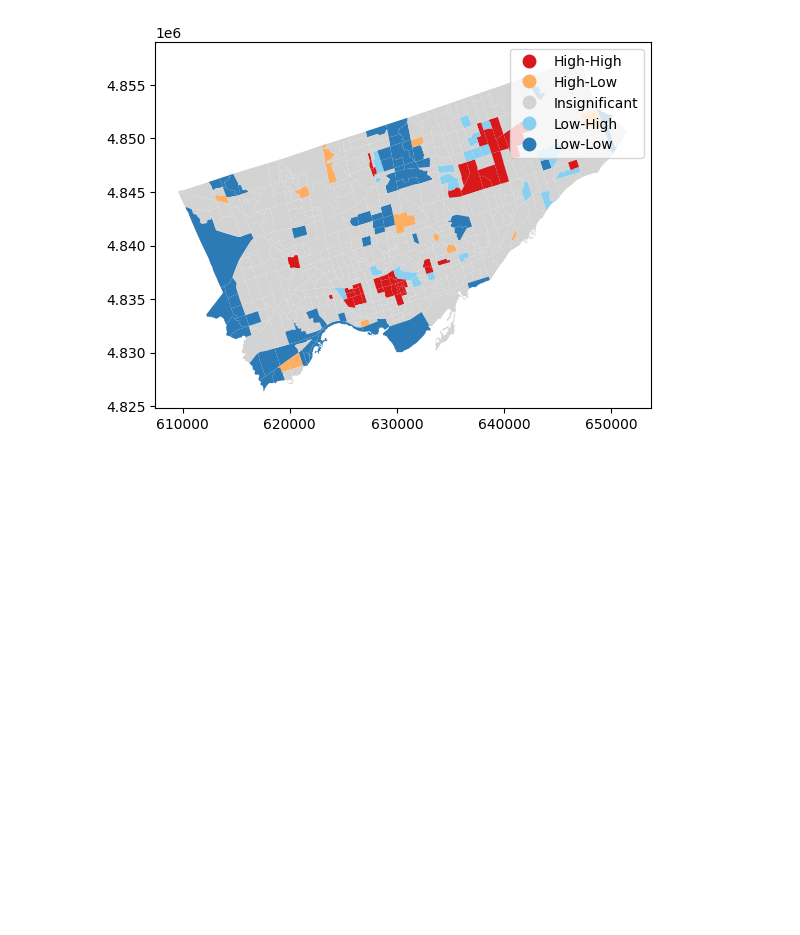
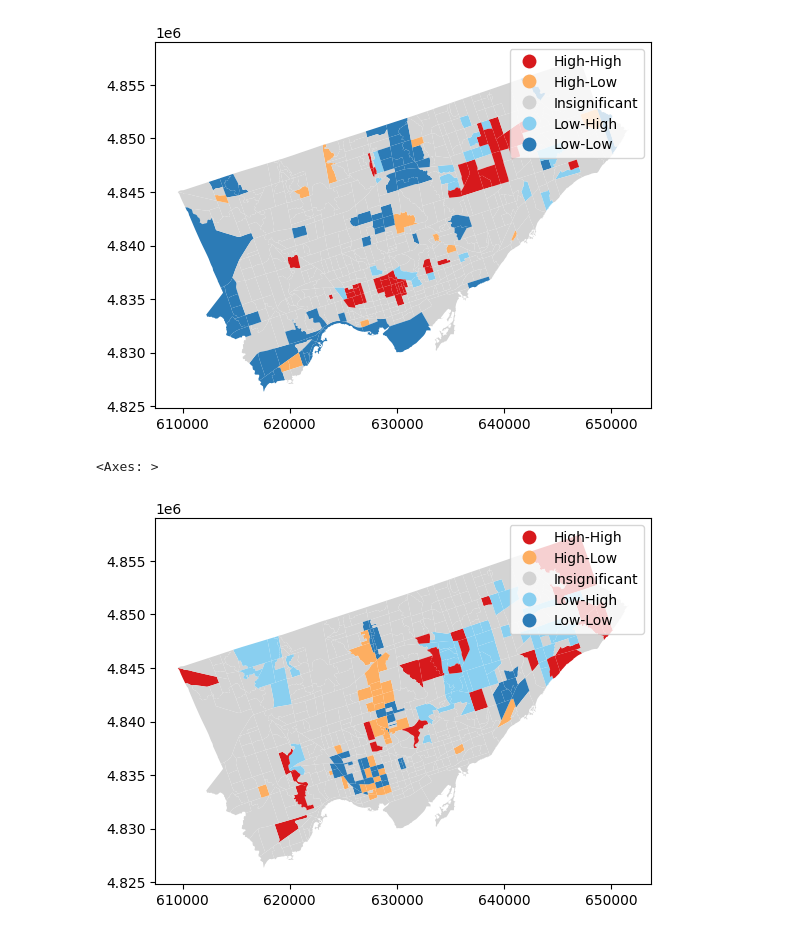
Before and after one commit to polina-gorn/GGR375-Group-Project, a Jupyter notebook: CT_data_map.ipynb, the cells around one changed output. Drawn from its saved outputs; the diff is of its cells as text; code cells hidden in the pictures; blank space fills up the shorter version.

```diff
--- a/CT_data_map.ipynb
+++ b/CT_data_map.ipynb
@@ -222,29 +280,29 @@ nan
 # %%
 import pandas as pd
 
-pd.isnull(toronto_ct['Percentage of visible minority']).sum()
+print(pd.isnull(toronto_ct['Percentage of visible minority']).sum())
 toronto_ct_clone = toronto_ct
 #print(toronto_ct_clone['Percentage of visible minority'].values)
 
-toronto_ct_clone['Percentage of visible minority'] = toronto_ct_clone['Percentage of visible minority'].fillna(toronto_ct_clone['Percentage of visible minority'].mean())
+#toronto_ct_clone['Percentage of visible minority'] = toronto_ct_clone['Percentage of visible minority'].fillna(toronto_ct_clone['Percentage of visible minority'].mean())
 #print(toronto_ct_clone['Percentage of visible minority'].values)
 #print(toronto_ct_clone['Percentage of visible minority'].values)
-w = lps.weights.Queen.from_dataframe(toronto_ct, use_index=False, ids='DGUID')
-VMmoransi = esda.Moran(toronto_ct_clone['Percentage of visible minority'], w)
-print(VMmoransi.I)
+# w = lps.weights.Queen.from_dataframe(toronto_ct, use_index=False, ids='DGUID')
+# VMmoransi = esda.Moran(toronto_ct_clone['Percentage of visible minority'], w)
+# print(VMmoransi.I)
 
-toronto_ct_clone['Median total income of households in 2020 ($)'] = toronto_ct_clone['Median total income of households in 2020 ($)'].fillna(toronto_ct_clone['Median total income of households in 2020 ($)'].mean())
-toronto_ct_clone['Homeownership rate (%)'] = toronto_ct_clone['Homeownership rate (%)'].fillna(toronto_ct_clone['Homeownership rate (%)'].mean())
+# toronto_ct_clone['Median total income of households in 2020 ($)'] = toronto_ct_clone['Median total income of households in 2020 ($)'].fillna(toronto_ct_clone['Median total income of households in 2020 ($)'].mean())
+# toronto_ct_clone['Homeownership rate (%)'] = toronto_ct_clone['Homeownership rate (%)'].fillna(toronto_ct_clone['Homeownership rate (%)'].mean())
 
 #print(toronto_ct_clone['Percentage of visible minority'].values)
-MMHHmoransi = esda.Moran(toronto_ct_clone['Median total income of households in 2020 ($)'], w)
-HORmoransi = esda.Moran(toronto_ct_clone['Homeownership rate (%)'],w)
+# MMHHmoransi = esda.Moran(toronto_ct_clone['Median total income of households in 2020 ($)'], w)
+# HORmoransi = esda.Moran(toronto_ct_clone['Homeownership rate (%)'],w)
 
-print(f'The Morans I value for VM is {VMmoransi.I}')
-print(f'The Morans I value for MMHH is {MMHHmoransi.I}')
-print(f'The Morans I value for HOR is {HORmoransi.I}')
+# print(f'The Morans I value for VM is {VMmoransi.I}')
+# print(f'The Morans I value for MMHH is {MMHHmoransi.I}')
+# print(f'The Morans I value for HOR is {HORmoransi.I}')
 
-print(f'The p-value for VM is {VMmoransi.p_sim}')
-print(f'The p-value for MMHH is {MMHHmoransi.p_sim}')
-print(f'The p-value for HOR is {HORmoransi.p_sim}')
+# print(f'The p-value for VM is {VMmoransi.p_sim}')
+# print(f'The p-value for MMHH is {MMHHmoransi.p_sim}')
+# print(f'The p-value for HOR is {HORmoransi.p_sim}')
 # %% [output]
@@ -297,3 +349,14 @@ ISO_30_2025_morans_local.plot(iso_file, legend = True)
 [figure]
 [figure]
 [figure]
+# %%
+iso_df = iso_file[['DGUID', '30_change','30_increas', '30_2025', '30_2015']]
+toronto_all = toronto_ct_clone.merge(iso_df, how = 'right', on = 'DGUID')
+# %%
+w3 = lps.weights.Queen.from_dataframe(toronto_all, use_index=False, ids='DGUID')
+# %%
+MMHH_30_change_BV = esda.Moran_Local_BV(toronto_all['Median total income of households in 2020 ($)'], toronto_all['30_change'], w3)
+MMHH_30_change_BV.plot(toronto_all, legend = True)
+# %% [output]
+<Axes: >
+[figure, added]
```
Also changed, not shown: parts of 8 cells of this notebook.
